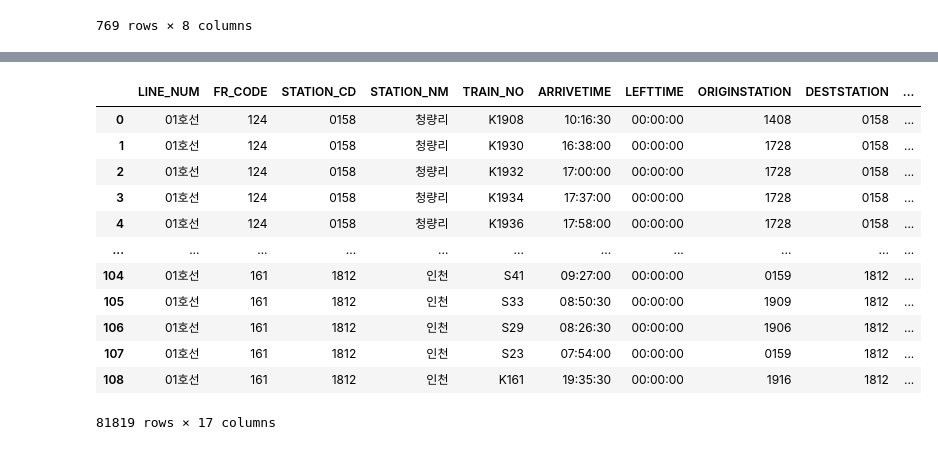
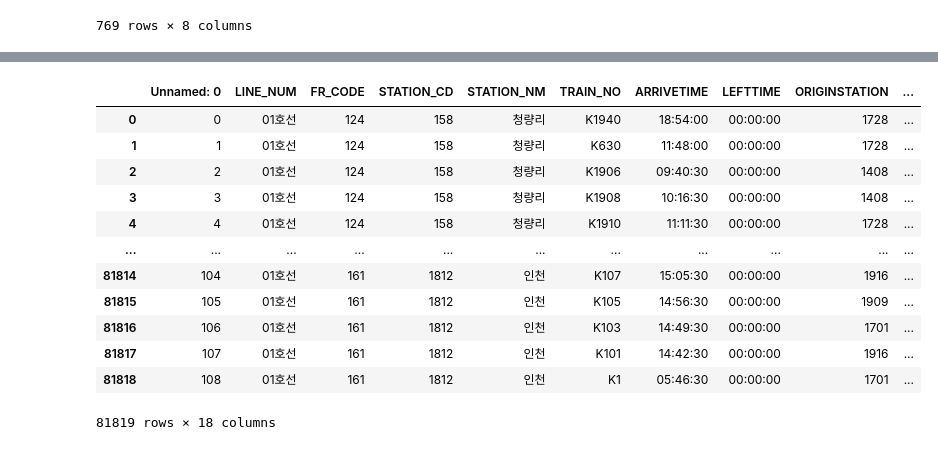
Before and after one commit to 23-1-CauCapstone-Team3/DataPreprocessing, a Jupyter notebook: train/timetable.ipynb, the cells around one changed output, grey strips where cells are left out. Drawn from its saved outputs; the diff is of its cells as text; code cells hidden in the pictures.

```diff
--- a/train/timetable.ipynb
+++ b/train/timetable.ipynb
@@ -136,13 +127,13 @@ errs
 # %%
-routes = sorted(routes)
+# routes = sorted(routes)
 
-for route in routes:
-    station_cnt = len(set(station['역사명'][station['노선명'] == route]))
-    err_cnt = len(errs[route])
-    if err_cnt != 0:
-        print(route, "역 개수 :", station_cnt)
-        print(route, "오류 개수 :", err_cnt, ", 비교값 :", station_cnt * 6) # 한 역에 대해 API 6번 호출하므로
-        print()
+# for route in routes:
+#     station_cnt = len(set(station['역사명'][station['노선명'] == route]))
+#     err_cnt = len(errs[route])
+#     if err_cnt != 0:
+#         print(route, "역 개수 :", station_cnt)
+#         print(route, "오류 개수 :", err_cnt, ", 비교값 :", station_cnt * 6) # 한 역에 대해 API 6번 호출하므로
+#         print()
 
-# 확인 결과, 6호선을 제외하고는 다 API가 제공하지 않는 호선임
-# 6호선 몇몇 역들에 대해서만 API 호출하면 됨
+# # 확인 결과, 6호선을 제외하고는 다 API가 제공하지 않는 호선임
+# # 6호선 몇몇 역들에 대해서만 API 호출하면 됨
@@ -191,18 +146,23 @@ Name: 역사명, dtype: object
+# %%
+# 엑셀 파일에서 불러오기
+now_routes = ["1호선", "2호선", "3호선", "4호선", "5호선", "6호선", "7호선", "8호선", "9호선"]
+
+for route in now_routes:
+    results[route] = pd.read_csv("timetable/" + route + ".csv")
 # %%
-# 확인 및 데이터 형식 살펴보기 위한
+# 확인 및 데이터 형식 살펴보기 위한 파일 저장
 results["1호선"]
-results["1호선"].to_csv("timetable/1호선.csv")
 # %% [output]
-|  | LINE_NUM | FR_CODE | STATION_CD | STATION_NM | TRAIN_NO | ARRIVETIME | LEFTTIME | ORIGINSTATION | DESTSTATION | ... |
-| 0 | 01호선 | 124 | 0158 | 청량리 | K1908 | 10:16:30 | 00:00:00 | 1408 | 0158 | ... |
-| 1 | 01호선 | 124 | 0158 | 청량리 | K1930 | 16:38:00 | 00:00:00 | 1728 | 0158 | ... |
-| 2 | 01호선 | 124 | 0158 | 청량리 | K1932 | 17:00:00 | 00:00:00 | 1728 | 0158 | ... |
-| 3 | 01호선 | 124 | 0158 | 청량리 | K1934 | 17:37:00 | 00:00:00 | 1728 | 0158 | ... |
-| 4 | 01호선 | 124 | 0158 | 청량리 | K1936 | 17:58:00 | 00:00:00 | 1728 | 0158 | ... |
+|  | Unnamed: 0 | LINE_NUM | FR_CODE | STATION_CD | STATION_NM | TRAIN_NO | ARRIVETIME | LEFTTIME | ORIGINSTATION | ... |
+| 0 | 0 | 01호선 | 124 | 158 | 청량리 | K1940 | 18:54:00 | 00:00:00 | 1728 | ... |
+| 1 | 1 | 01호선 | 124 | 158 | 청량리 | K630 | 11:48:00 | 00:00:00 | 1728 | ... |
+| 2 | 2 | 01호선 | 124 | 158 | 청량리 | K1906 | 09:40:30 | 00:00:00 | 1408 | ... |
+| 3 | 3 | 01호선 | 124 | 158 | 청량리 | K1908 | 10:16:30 | 00:00:00 | 1408 | ... |
+| 4 | 4 | 01호선 | 124 | 158 | 청량리 | K1910 | 11:11:30 | 00:00:00 | 1728 | ... |
 | ... | ... | ... | ... | ... | ... | ... | ... | ... | ... | ... |
-| 104 | 01호선 | 161 | 1812 | 인천 | S41 | 09:27:00 | 00:00:00 | 0159 | 1812 | ... |
-| 105 | 01호선 | 161 | 1812 | 인천 | S33 | 08:50:30 | 00:00:00 | 1909 | 1812 | ... |
-| 106 | 01호선 | 161 | 1812 | 인천 | S29 | 08:26:30 | 00:00:00 | 1906 | 1812 | ... |
-| 107 | 01호선 | 161 | 1812 | 인천 | S23 | 07:54:00 | 00:00:00 | 0159 | 1812 | ... |
-| 108 | 01호선 | 161 | 1812 | 인천 | K161 | 19:35:30 | 00:00:00 | 1916 | 1812 | ... |
+| 81814 | 104 | 01호선 | 161 | 1812 | 인천 | K107 | 15:05:30 | 00:00:00 | 1916 | ... |
+| 81815 | 105 | 01호선 | 161 | 1812 | 인천 | K105 | 14:56:30 | 00:00:00 | 1909 | ... |
+| 81816 | 106 | 01호선 | 161 | 1812 | 인천 | K103 | 14:49:30 | 00:00:00 | 1701 | ... |
+| 81817 | 107 | 01호선 | 161 | 1812 | 인천 | K101 | 14:42:30 | 00:00:00 | 1916 | ... |
+| 81818 | 108 | 01호선 | 161 | 1812 | 인천 | K1 | 05:46:30 | 00:00:00 | 1701 | ... |
-81819 rows × 17 columns
+81819 rows × 18 columns
```
Also changed, not shown: parts of 26 cells of this notebook, 18 other files.
